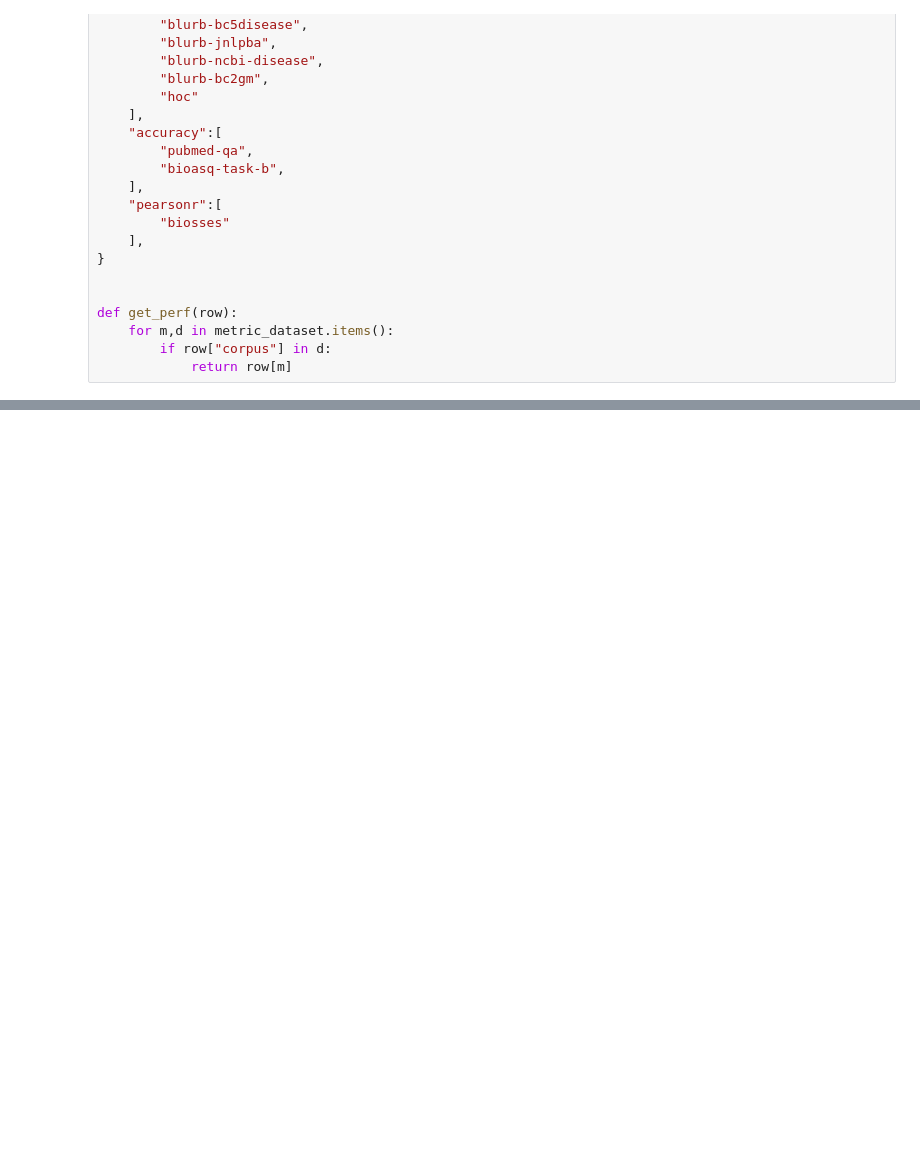
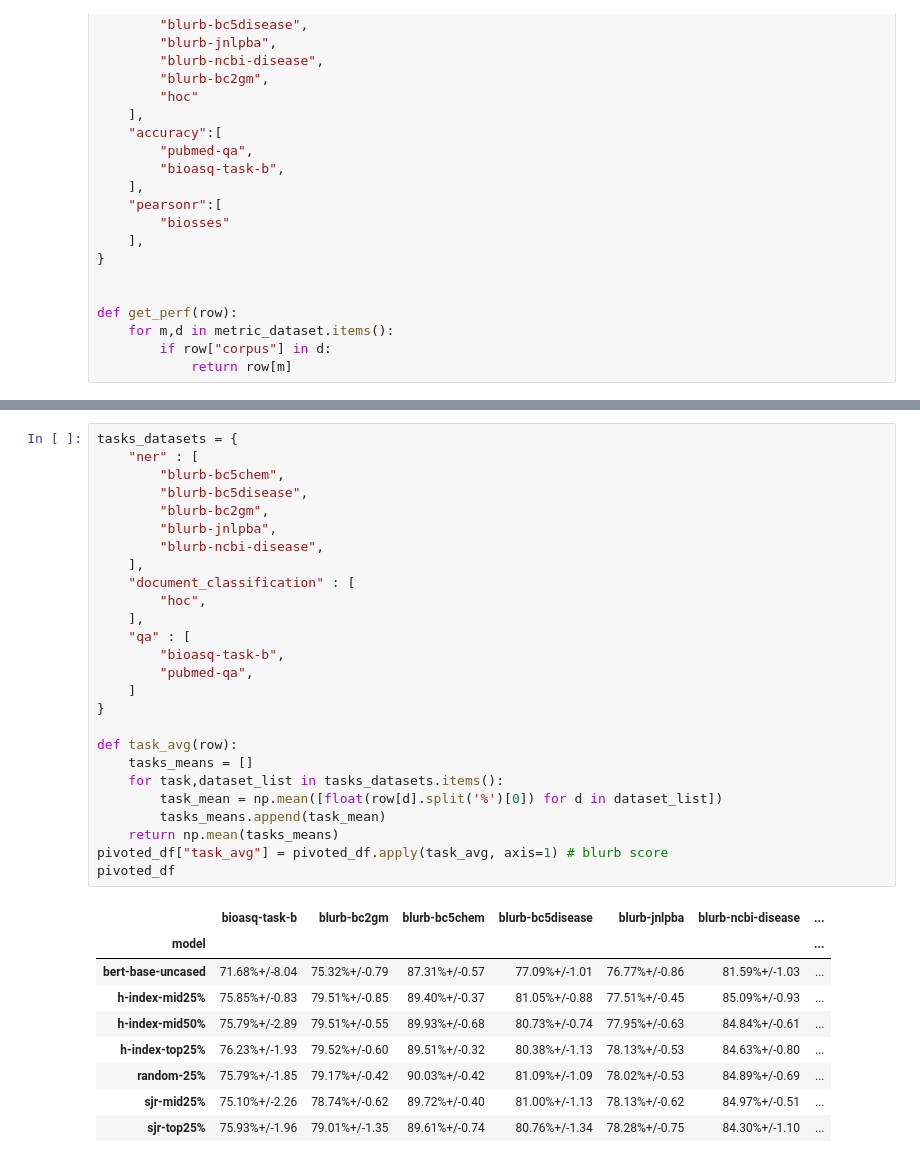
Before and after one commit to mathieulaiking/pretrain-med-data-qual, a Jupyter notebook: evaluation/results.ipynb, the cells around one changed output, grey strips where cells are left out. Saved outputs shown, nothing was run; the diff lists cells and outputs as text; blank space fills up the shorter version.

```diff
--- a/evaluation/results.ipynb
+++ b/evaluation/results.ipynb
@@ -110,0 +142,36 @@ pivoted_df
+# %%
+tasks_datasets = {
+    "ner" : [
+        "blurb-bc5chem",
+        "blurb-bc5disease",
+        "blurb-bc2gm",
+        "blurb-jnlpba",
+        "blurb-ncbi-disease",
+    ],
+    "document_classification" : [
+        "hoc",
+    ],
+    "qa" : [
+        "bioasq-task-b",
+        "pubmed-qa",
+    ]
+}
+
+def task_avg(row):
+    tasks_means = []
+    for task,dataset_list in tasks_datasets.items():
+        task_mean = np.mean([float(row[d].split('%')[0]) for d in dataset_list])
+        tasks_means.append(task_mean)
+    return np.mean(tasks_means)
+pivoted_df["task_avg"] = pivoted_df.apply(task_avg, axis=1) # blurb score
+pivoted_df
+# %% [output]
+|  | bioasq-task-b | blurb-bc2gm | blurb-bc5chem | blurb-bc5disease | blurb-jnlpba | blurb-ncbi-disease | ... |
+| model |  |  |  |  |  |  | ... |
+| bert-base-uncased | 71.68%+/-8.04 | 75.32%+/-0.79 | 87.31%+/-0.57 | 77.09%+/-1.01 | 76.77%+/-0.86 | 81.59%+/-1.03 | ... |
+| h-index-mid25% | 75.85%+/-0.83 | 79.51%+/-0.85 | 89.40%+/-0.37 | 81.05%+/-0.88 | 77.51%+/-0.45 | 85.09%+/-0.93 | ... |
+| h-index-mid50% | 75.79%+/-2.89 | 79.51%+/-0.55 | 89.93%+/-0.68 | 80.73%+/-0.74 | 77.95%+/-0.63 | 84.84%+/-0.61 | ... |
+| h-index-top25% | 76.23%+/-1.93 | 79.52%+/-0.60 | 89.51%+/-0.32 | 80.38%+/-1.13 | 78.13%+/-0.53 | 84.63%+/-0.80 | ... |
+| random-25% | 75.79%+/-1.85 | 79.17%+/-0.42 | 90.03%+/-0.42 | 81.09%+/-1.09 | 78.02%+/-0.53 | 84.89%+/-0.69 | ... |
+| sjr-mid25% | 75.10%+/-2.26 | 78.74%+/-0.62 | 89.72%+/-0.40 | 81.00%+/-1.13 | 78.13%+/-0.62 | 84.97%+/-0.51 | ... |
+| sjr-top25% | 75.93%+/-1.96 | 79.01%+/-1.35 | 89.61%+/-0.74 | 80.76%+/-1.34 | 78.28%+/-0.75 | 84.30%+/-1.10 | ... |
```
Also changed, not shown: parts of 5 cells of this notebook, 2 other files.
